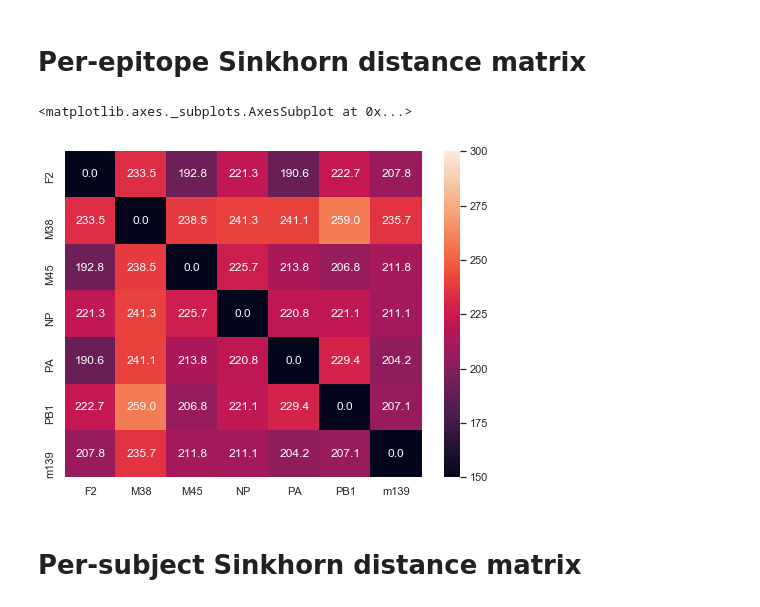
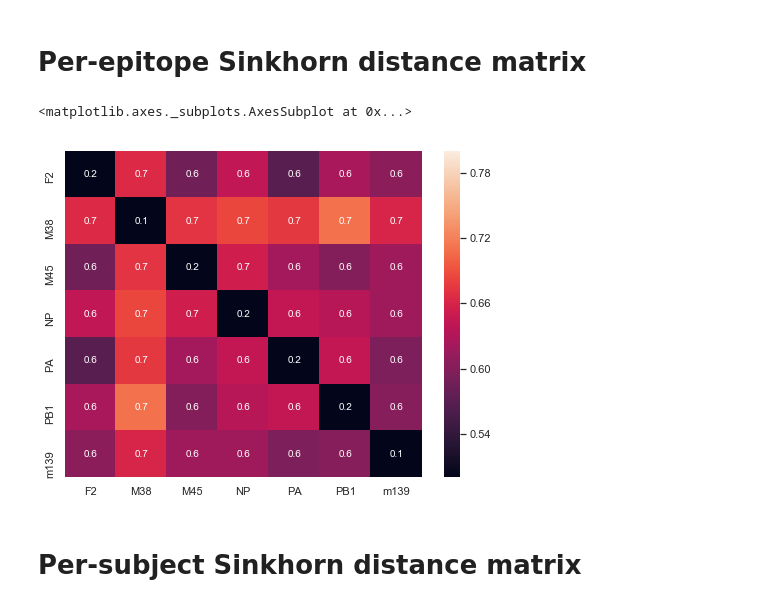
Before and after one commit to matsengrp/transport, a Jupyter notebook: transport.ipynb, the cells around one changed output. Drawn from its saved outputs; the diff is of its cells as text; code cells hidden in the pictures.

Commit message:
Run analysis on CD4/CD8/DN data

```diff
--- a/transport.ipynb
+++ b/transport.ipynb
@@ -62,0 +57,21 @@ dist_df = dist_df.drop(dist_df.columns[0], axis=1)
+# %%
+# Read in and preprocess the data
+do_full = True
+if do_full:
+    clone_df = pd.read_csv("Data/all_IELrep_beta_chains.tsv", sep="\t")
+    dist_df = pd.read_csv("Data/all_IELrep_beta_distances.txt", sep=" ", header=None)
+else:
+    clone_df = pd.read_csv("Data/tmp_mouse_clones.tsv", sep="\t")
+    clone_df['subject'] = [int(subject[-2:]) for subject in clone_df['subject']]
+    dist_df = pd.read_csv("Data/tmp_mouse_clones_AB.dist", sep=" ", header=None)
+
+print("C")
+
+clone_df['clone_freq'] = clone_df['clone_size']/np.sum(clone_df['clone_size'])
+# Only keep last two digits of subject id (there are 78 ids total)
+clone_df = process_gene_columns(clone_df, genes=['va_gene', 'vb_gene', 'ja_gene', 'jb_gene'])
+
+print("D")
+
+dist_df = dist_df.drop(dist_df.columns[0], axis=1)
+dist_df = dist_df/np.max(dist_df.as_matrix())
@@ -75,3 +93,13 @@ for e1 in epitopes:
 # Enumerate each (epitope_i, epitope_j) pair, mainly for plotting purposes
 epitope_2mer_factors = pd.factorize(epitope_2mers)
 epitope_factor_dict = dict((epitope_2mer, factor) for (epitope_2mer, factor) in zip(epitope_2mer_factors[1], epitope_2mer_factors[0]))
+# %%
+epitope_peptides = dict([('F2', 'LSLRNPILV'), \
+                         ('NP', 'ASNENMETM'), \
+                         ('PA', 'SSLENFRAYV'), \
+                         ('PB1', 'SSYRRPVGI'), \
+                         ('m139', 'TVYGFCLL'), \
+                         ('M38', 'SSPPMFRV'), \
+                         ('M45', 'HGIRNASFI')])
+
+dist_df.shape
@@ -78,9 +108,13 @@ epitope_factor_dict = dict((epitope_2mer, factor) for (epitope_2mer, factor) in
 # %%
+import jellyfish
+
 # Make a dictionary of epitope-specific data frames
 epitope_dfs = dict((epitope, clone_df[clone_df['epitope'] == epitope]) for epitope in epitopes)
 
 # Get empirical distributions for each epitope-specific dataset
 epitope_freqs = dict((epitope, get_empirical_distribution(epitope_dfs[epitope])) for epitope in epitopes)
+
+peptide_dists = pd.DataFrame(columns=epitopes)
 
 # Get Sinkhorn(1) distance of each (epitope_i, epitope_j) pair
 ep_dist_df = pd.DataFrame(columns=epitopes)
@@ -97,3 +131,5 @@ for e1 in epitopes:
         product_matrices.append(np.multiply(sub_dist_df.as_matrix(), e1_e2_sinkhorn['matrix']))
         ep_dist_df.loc[e1, e2] = e1_e2_sinkhorn['distance']
         ep_dist_df.loc[e2, e1] = ep_dist_df.loc[e1, e2]
+
+        peptide_dists.loc[e1, e2] = jellyfish.levenshtein_distance(epitope_peptides[e1], epitope_peptides[e2])
@@ -102,11 +146,11 @@ for e1 in epitopes:
 # %%
 # Heatmap of Sinkhorn distances for each (epitope_i, epitope_j) pair
 
 fig, ax = plt.subplots(figsize=(8, 6))
-sns.heatmap(ep_dist_df, vmin=150, vmax=300, annot=True, fmt=".1f")
+sns.heatmap(ep_dist_df, vmin=0.5, vmax=0.8, annot=True, fmt=".1f")
 # %% [output]
 <matplotlib.axes._subplots.AxesSubplot at 0x...>
-[figure, old version]
+[figure, new version]
 # %% [markdown]
 # Per-subject Sinkhorn distance matrix
 # %%
```
Also changed, not shown: parts of 16 cells of this notebook.
